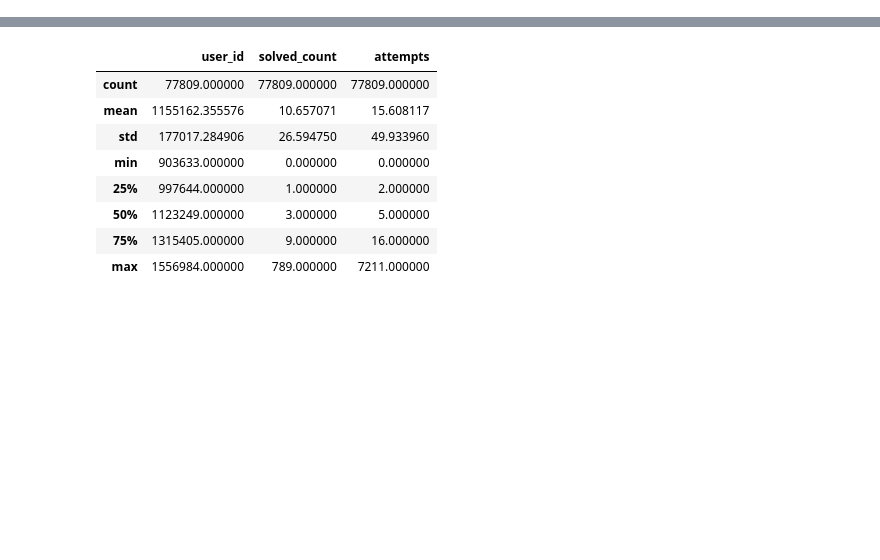
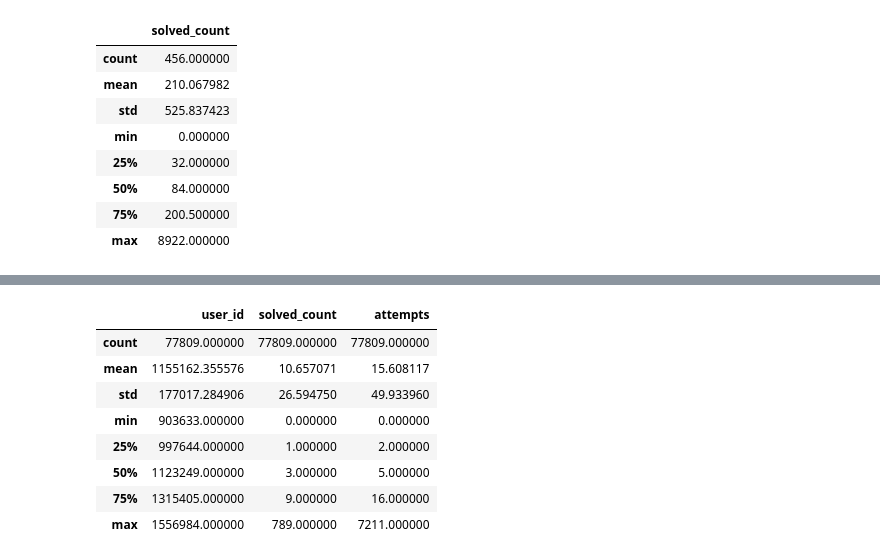
Before and after one commit to Abhilash801/Will-Bill-solve-it-random-forest-classifier, a Jupyter notebook: HackerEarth.ipynb, the cells around one changed output, grey strips where cells are left out. Saved outputs shown, nothing was run; the diff lists cells and outputs as text; code cells hidden in the pictures; blank space fills up the shorter version.

```diff
--- a/HackerEarth.ipynb
+++ b/HackerEarth.ipynb
@@ -52,0 +56,13 @@ Name: solved_count, dtype: float64
+# %%
+#checking the distribution of problems that are solved for level values that are missing
+fullProblems.ix[pd.isnull(trainProblems.level),3:4].describe()
+# %% [output]
+|  | solved_count |
+| count | 456.000000 |
+| mean | 210.067982 |
+| std | 525.837423 |
+| min | 0.000000 |
+| 25% | 32.000000 |
+| 50% | 84.000000 |
+| 75% | 200.500000 |
+| max | 8922.000000 |
```
Also changed, not shown: parts of 79 cells of this notebook.
